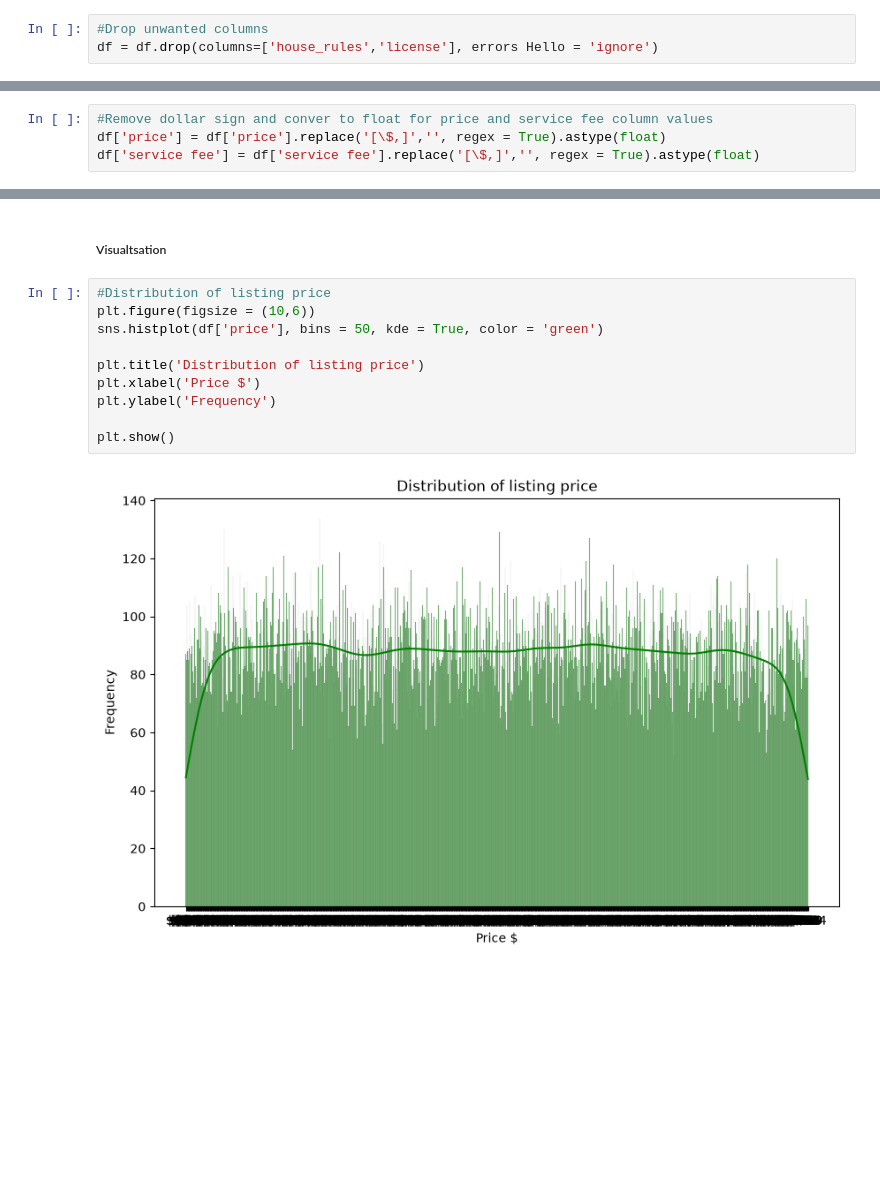
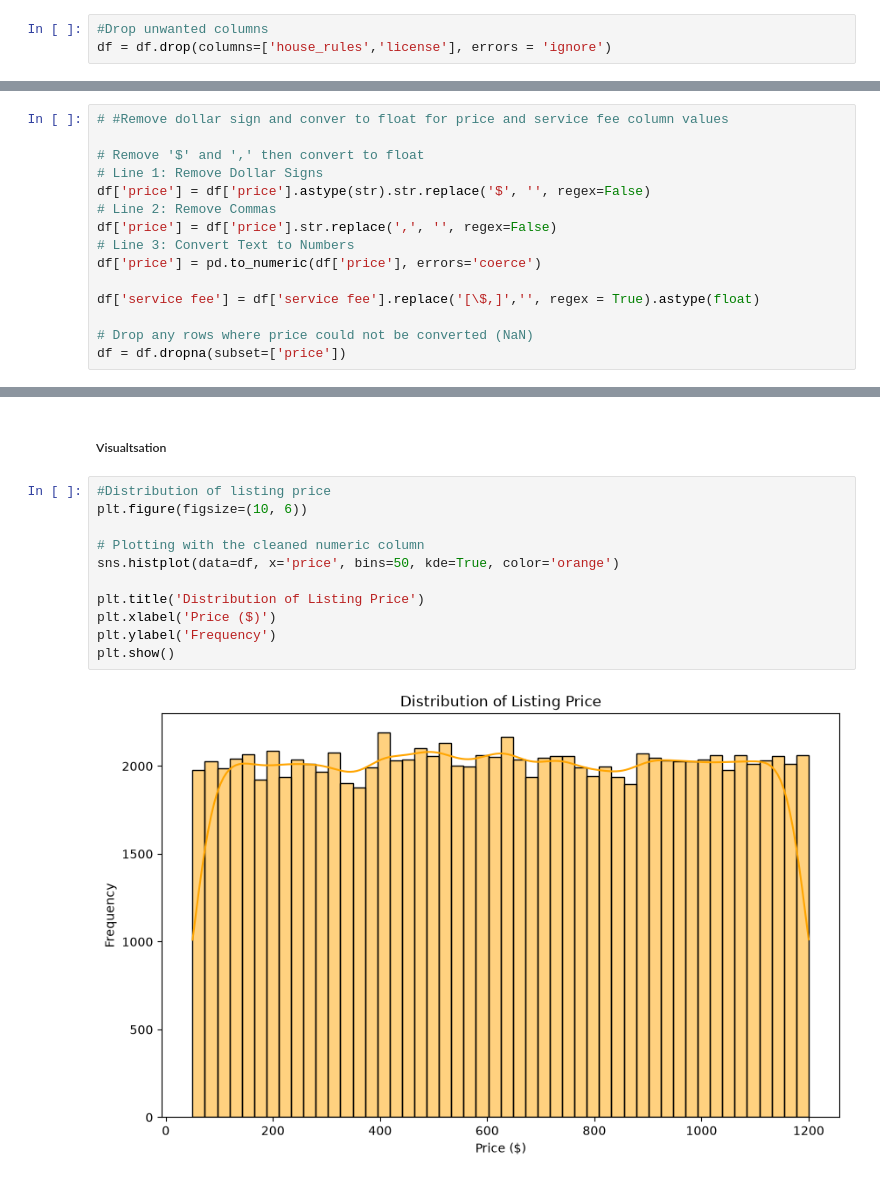
Before and after one commit to shiva3994/Practice, a Jupyter notebook: Daily Python/L_Airbnb_report.ipynb, the cells around one changed output, grey strips where cells are left out. Cells and saved outputs as stored; diff of their text form; blank space fills up the shorter version.

```diff
--- a/Daily Python/L_Airbnb_report.ipynb
+++ b/Daily Python/L_Airbnb_report.ipynb
@@ -210,4 +210,4 @@ license                           101947
 dtype: int64
 # %%
 #Drop unwanted columns
-df = df.drop(columns=['house_rules','license'], errors Hello = 'ignore')
+df = df.drop(columns=['house_rules','license'], errors = 'ignore')
@@ -224,9 +222,20 @@ df.head()
 | 5 | 1004098 | Large Cozy 1 BR Apartment In Midt... | 45498551794 | verified | Michelle | Manhattan | Murray Hill | ... |
 5 rows × 24 columns
 # %%
-#Remove dollar sign and conver to float for price and service fee column values
-df['price'] = df['price'].replace('[\$,]','', regex = True).astype(float)
+# #Remove dollar sign and conver to float for price and service fee column values
+
+# Remove '$' and ',' then convert to float
+# Line 1: Remove Dollar Signs
+df['price'] = df['price'].astype(str).str.replace('$', '', regex=False)
+# Line 2: Remove Commas
+df['price'] = df['price'].str.replace(',', '', regex=False)
+# Line 3: Convert Text to Numbers
+df['price'] = pd.to_numeric(df['price'], errors='coerce')
+
 df['service fee'] = df['service fee'].replace('[\$,]','', regex = True).astype(float)
+
+# Drop any rows where price could not be converted (NaN)
+df = df.dropna(subset=['price'])
 # %%
 df.head()
 # %% [output]
@@ -279,13 +288,14 @@ df.describe()
 ##### Visualtsation
 # %%
 #Distribution of listing price
-plt.figure(figsize = (10,6))
-sns.histplot(df['price'], bins = 50, kde = True, color = 'green')
+plt.figure(figsize=(10, 6))
 
-plt.title('Distribution of listing price')
-plt.xlabel('Price $')
+# Plotting with the cleaned numeric column
+sns.histplot(data=df, x='price', bins=50, kde=True, color='orange')
+
+plt.title('Distribution of Listing Price')
+plt.xlabel('Price ($)')
 plt.ylabel('Frequency')
-
 plt.show()
 # %% [output]
-[figure, old version]
+[figure, new version]
```
Also changed, not shown: parts of 3 cells of this notebook.
